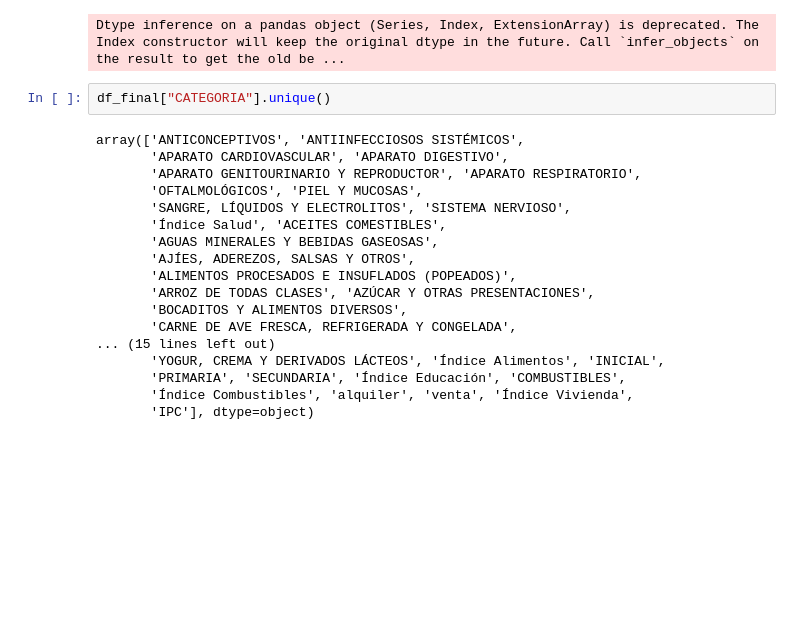
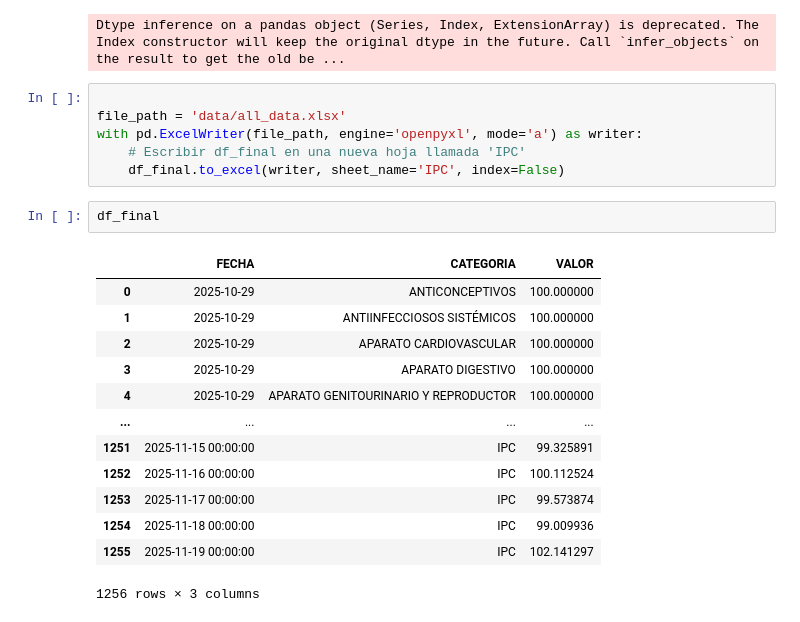
Before and after one commit to jhersoncueva/PEU_INEI_Proyecto_Integrador_IPC, a Jupyter notebook: ipc-webscraping/merge_base100.ipynb, the cells around one changed output. Saved outputs shown, nothing was run; the diff lists cells and outputs as text; blank space fills up the shorter version.

```diff
--- a/ipc-webscraping/merge_base100.ipynb
+++ b/ipc-webscraping/merge_base100.ipynb
@@ -525,23 +525,25 @@ fig.show()
 fig.write_image("results/indice_final.pdf")
 # %% [output]
 Dtype inference on a pandas object (Series, Index, ExtensionArray) is deprecated. The Index constructor will keep the original dtype in the future. Call `infer_objects` on the result to get the old be ...
+# %%
+
+file_path = 'data/all_data.xlsx'
+with pd.ExcelWriter(file_path, engine='openpyxl', mode='a') as writer:
+    # Escribir df_final en una nueva hoja llamada 'IPC'
+    df_final.to_excel(writer, sheet_name='IPC', index=False)
 # %%
-df_final["CATEGORIA"].unique()
+df_final
 # %% [output]
+|  | FECHA | CATEGORIA | VALOR |
+| 0 | 2025-10-29 | ANTICONCEPTIVOS | 100.000000 |
+| 1 | 2025-10-29 | ANTIINFECCIOSOS SISTÉMICOS | 100.000000 |
+| 2 | 2025-10-29 | APARATO CARDIOVASCULAR | 100.000000 |
+| 3 | 2025-10-29 | APARATO DIGESTIVO | 100.000000 |
+| 4 | 2025-10-29 | APARATO GENITOURINARIO Y REPRODUCTOR | 100.000000 |
+| ... | ... | ... | ... |
+| 1251 | 2025-11-15 00:00:00 | IPC | 99.325891 |
+| 1252 | 2025-11-16 00:00:00 | IPC | 100.112524 |
+| 1253 | 2025-11-17 00:00:00 | IPC | 99.573874 |
+| 1254 | 2025-11-18 00:00:00 | IPC | 99.009936 |
+| 1255 | 2025-11-19 00:00:00 | IPC | 102.141297 |
-array(['ANTICONCEPTIVOS', 'ANTIINFECCIOSOS SISTÉMICOS',
-       'APARATO CARDIOVASCULAR', 'APARATO DIGESTIVO',
-       'APARATO GENITOURINARIO Y REPRODUCTOR', 'APARATO RESPIRATORIO',
-       'OFTALMOLÓGICOS', 'PIEL Y MUCOSAS',
-       'SANGRE, LÍQUIDOS Y ELECTROLITOS', 'SISTEMA NERVIOSO',
-       'Índice Salud', 'ACEITES COMESTIBLES',
-       'AGUAS MINERALES Y BEBIDAS GASEOSAS',
-       'AJÍES, ADEREZOS, SALSAS Y OTROS',
-       'ALIMENTOS PROCESADOS E INSUFLADOS (POPEADOS)',
-       'ARROZ DE TODAS CLASES', 'AZÚCAR Y OTRAS PRESENTACIONES',
-       'BOCADITOS Y ALIMENTOS DIVERSOS',
-       'CARNE DE AVE FRESCA, REFRIGERADA Y CONGELADA',
-... (15 lines left out)
-       'YOGUR, CREMA Y DERIVADOS LÁCTEOS', 'Índice Alimentos', 'INICIAL',
-       'PRIMARIA', 'SECUNDARIA', 'Índice Educación', 'COMBUSTIBLES',
-       'Índice Combustibles', 'alquiler', 'venta', 'Índice Vivienda',
-       'IPC'], dtype=object)
+1256 rows × 3 columns
```
Also changed, not shown: 4 other files.
